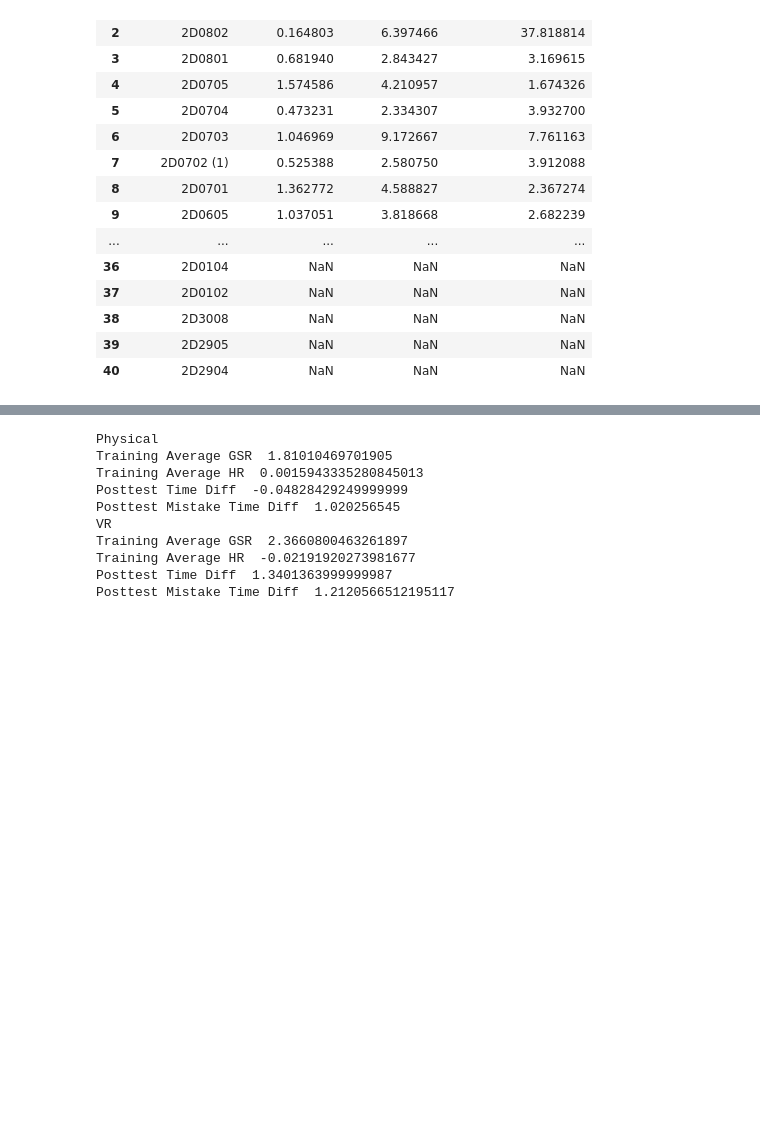
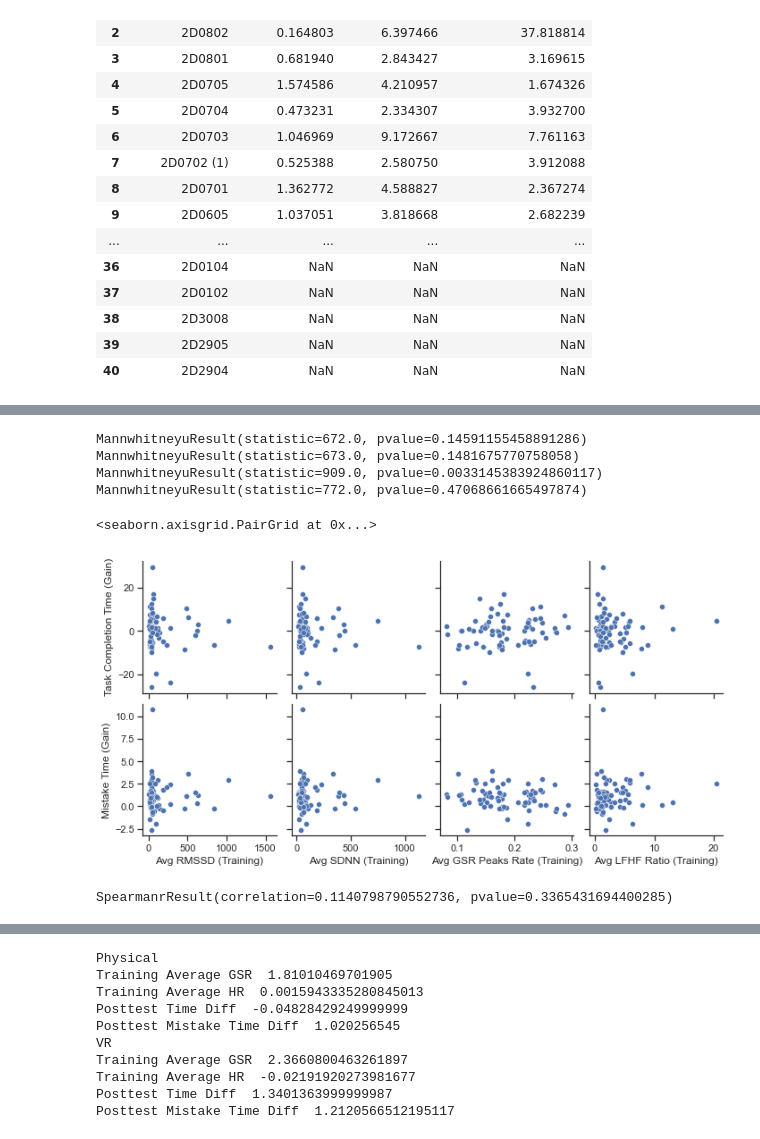
Before and after one commit to karmakomik/BuzzwireExperimentDataAnalysis, a Jupyter notebook: Dec2021ExperimentResults/iMotionsData/BuzzwireStats.ipynb, the cells around one changed output, grey strips where cells are left out. Drawn from its saved outputs; the diff is of its cells as text; code cells hidden in the pictures; blank space fills up the shorter version.

Commit message:
Fixed GSR frequency and time domain data issues, added statistical analysis of these metrics. Also combined MS forms output with the sensor data (combinedResults.csv)

```diff
--- a/Dec2021ExperimentResults/iMotionsData/BuzzwireStats.ipynb
+++ b/Dec2021ExperimentResults/iMotionsData/BuzzwireStats.ipynb
@@ -8,8 +8,8 @@ sns.set_theme(style="ticks", color_codes=True)
 #import math
 pd.set_option('display.max_rows', None)
 # %%
-ph_results_df = pd.read_csv('finalResults_ph.csv')
-vr_results_df = pd.read_csv('finalResults_vr.csv')
+ph_results_df = pd.read_csv('finalResults_2_Ph.csv')
+vr_results_df = pd.read_csv('finalResults_2_VR.csv')
 vr_results_df.drop(['Unnamed: 0'], axis=1, inplace=True)
 ph_results_df.drop(['Unnamed: 0'], axis=1, inplace=True)
 # %%
@@ -46,6 +46,23 @@ def calculate_mean_training_hr(df):
 #Calculate mean normalized GSR across 4 training levels
 def calculate_mean_training_gsr(df):
     df['Mean_Norm_Training_GSR'] = (df['Level_1_GSR'] + df['Level_2_GSR'] + df['Level_3_GSR'] + df['Level_4_GSR']) / 4
+
+#Calculate mean normalized HR across 4 training levels
+def calculate_mean_training_rmssd(df):
+    df['Mean_Training_RMSSD'] = (df['Level_1_RMSSD'] + df['Level_2_RMSSD'] + df['Level_3_RMSSD'] + df['Level_4_RMSSD']) / 4
+
+def calculate_mean_training_sdnn(df):
+    df['Mean_Training_SDNN'] = (df['Level_1_SDNN'] + df['Level_2_SDNN'] + df['Level_3_SDNN'] + df['Level_4_SDNN']) / 4
+
+def calculate_mean_training_lfhfratio(df):
+    df['Mean_Training_LFHF_Ratio'] = (df['Level_1_LFHF_Ratio'] + df['Level_2_LFHF_Ratio'] + df['Level_3_LFHF_Ratio'] + df['Level_4_LFHF_Ratio']) / 4
+
+def calculate_mean_training_gsr_peaks_rate(df):
+    df['Mean_Training_GSR_Peaks_Rate'] = (df['Level_1_GSR_Peaks_Rate'] + df['Level_2_GSR_Peaks_Rate'] + df['Level_3_GSR_Peaks_Rate'] + df['Level_4_GSR_Peaks_Rate']) / 4
+
+#Calculate mean normalized GSR across 4 training levels
+def calculate_mean_training_gsr(df):
+    df['Mean_Norm_Training_GSR'] = (df['Level_1_GSR'] + df['Level_2_GSR'] + df['Level_3_GSR'] + df['Level_4_GSR']) / 4
 # %%
 normalize_signals(ph_results_df)
 normalize_signals(vr_results_df)
@@ -55,6 +72,14 @@ calculate_mean_training_hr(ph_results_df)
 calculate_mean_training_gsr(ph_results_df)
 calculate_mean_training_hr(vr_results_df)
 calculate_mean_training_gsr(vr_results_df)
+calculate_mean_training_gsr_peaks_rate(ph_results_df)
+calculate_mean_training_gsr_peaks_rate(vr_results_df)
+calculate_mean_training_rmssd(ph_results_df)
+calculate_mean_training_rmssd(vr_results_df)
+calculate_mean_training_sdnn(ph_results_df)
+calculate_mean_training_sdnn(vr_results_df)
+calculate_mean_training_lfhfratio(ph_results_df)
+calculate_mean_training_lfhfratio(vr_results_df)
 # %%
 ph_results_df['part']
 # %%
@@ -177,0 +225,26 @@ Mean of pre-test and post-test mistake time in physical condition
+# %%
+print(stats.mannwhitneyu(x=ph_results_df['Mean_Training_RMSSD'].dropna(), y=vr_results_df['Mean_Training_RMSSD'].dropna(), alternative = 'less'))
+print(stats.mannwhitneyu(x=ph_results_df['Mean_Training_SDNN'].dropna(), y=vr_results_df['Mean_Training_SDNN'].dropna(), alternative = 'less'))
+print(stats.mannwhitneyu(x=ph_results_df['Mean_Training_GSR_Peaks_Rate'].dropna(), y=vr_results_df['Mean_Training_GSR_Peaks_Rate'].dropna(), alternative = 'greater'))
+print(stats.mannwhitneyu(x=ph_results_df['Mean_Training_LFHF_Ratio'].dropna(), y=vr_results_df['Mean_Training_LFHF_Ratio'].dropna(), alternative = 'less'))
+# %% [output]
+MannwhitneyuResult(statistic=672.0, pvalue=0.14591155458891286)
+MannwhitneyuResult(statistic=673.0, pvalue=0.1481675770758058)
+MannwhitneyuResult(statistic=909.0, pvalue=0.0033145383924860117)
+MannwhitneyuResult(statistic=772.0, pvalue=0.47068661665497874)
+# %%
+combined_results_df = pd.concat([ph_results_df, vr_results_df], axis=0)
+# %%
+combined_results_df.rename(columns={'Mean_Training_RMSSD': 'Avg RMSSD (Training)', 'Mean_Training_SDNN': 'Avg SDNN (Training)', 'Mean_Training_GSR_Peaks_Rate': 'Avg GSR Peaks Rate (Training)', 'Mean_Training_LFHF_Ratio': 'Avg LFHF Ratio (Training)', 'Time_Gain':'Task Completion Time (Gain)', 'Mistake_Gain':'Mistake Time (Gain)'}, inplace=True)
+sns.pairplot(
+    combined_results_df,
+    x_vars=["Avg RMSSD (Training)", "Avg SDNN (Training)", "Avg GSR Peaks Rate (Training)", "Avg LFHF Ratio (Training)"],
+    y_vars=["Task Completion Time (Gain)", "Mistake Time (Gain)"],
+)
+# %% [output]
+<seaborn.axisgrid.PairGrid at 0x...>
+[figure, added]
+# %%
+print(stats.spearmanr(combined_results_df['Avg GSR Peaks Rate (Training)'], combined_results_df['Task Completion Time (Gain)'], nan_policy='omit'))
+# %% [output]
+SpearmanrResult(correlation=0.1140798790552736, pvalue=0.3365431694400285)
```
Also changed, not shown: parts of 15 cells of this notebook, 26 other files.
